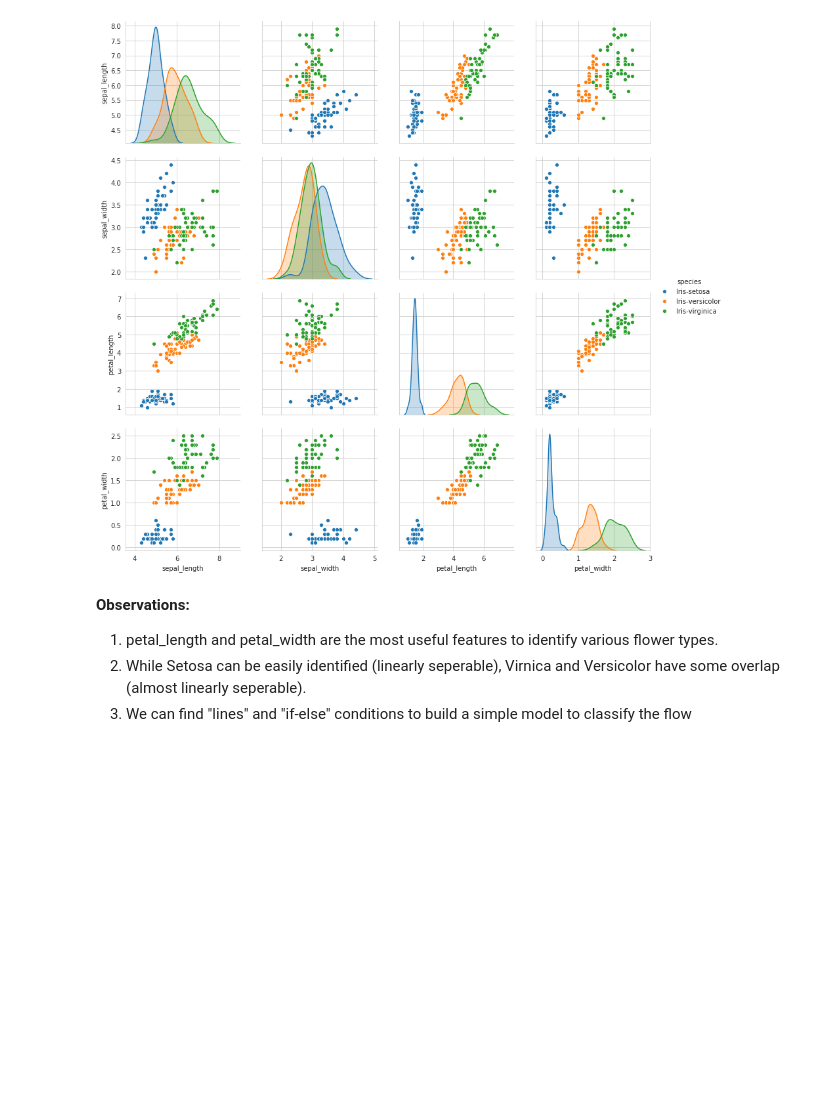
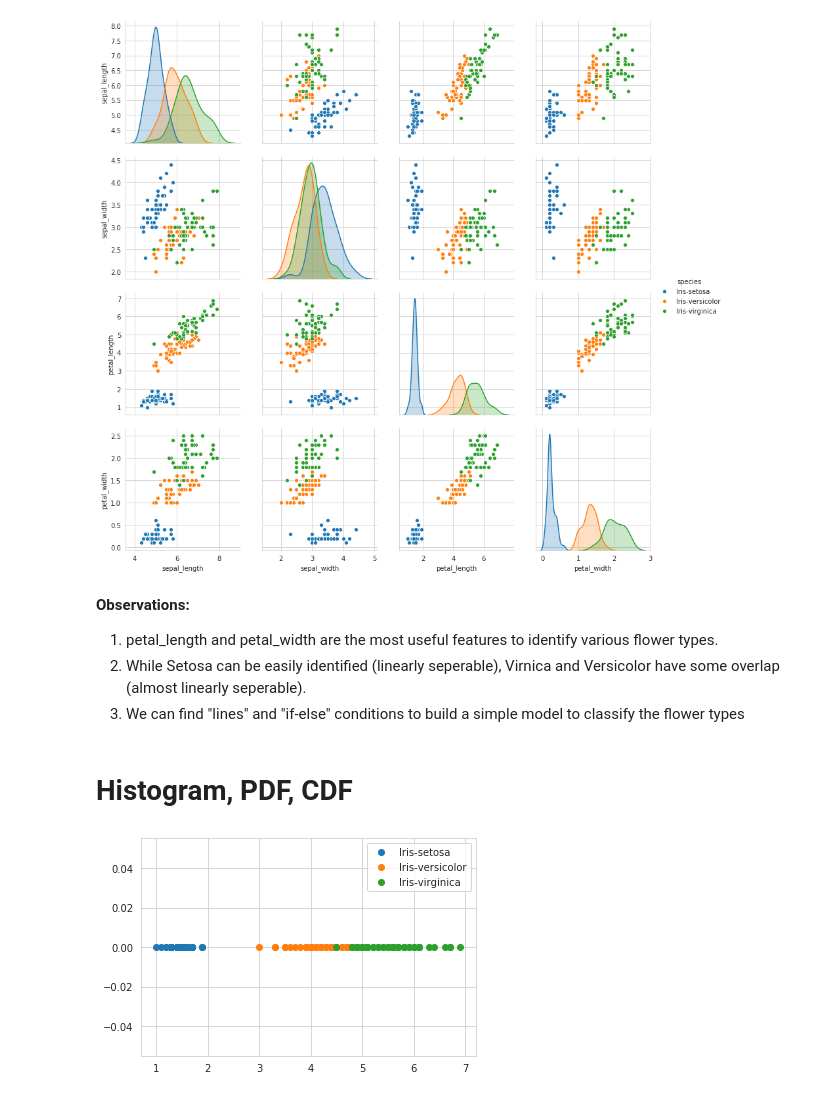
Before and after one commit to ashishsth7586/arduino, a Jupyter notebook: Module 2: Data Science Exploratory Data Analysis and Visualization/01_Plotting for EDA/Plotting for EDA.ipynb, the cells around one changed output. Saved outputs shown, nothing was run; the diff lists cells and outputs as text; code cells hidden in the pictures; blank space fills up the shorter version.

Commit message:
histogram overview

```diff
--- a/Module 2: Data Science Exploratory Data Analysis and Visualization/01_Plotting for EDA/Plotting for EDA.ipynb
+++ b/Module 2: Data Science Exploratory Data Analysis and Visualization/01_Plotting for EDA/Plotting for EDA.ipynb
@@ -109,4 +109,37 @@ plt.show()
 __Observations:__
 1. petal_length and petal_width are the most useful features to identify various flower types.
 2. While Setosa can be easily identified (linearly seperable), Virnica and Versicolor have some overlap (almost linearly seperable).
-3. We can find "lines" and "if-else" conditions to build a simple model to classify the flow
+3. We can find "lines" and "if-else" conditions to build a simple model to classify the flower types
+# %% [markdown]
+# Histogram, PDF, CDF
+# %%
+# What about 1D scatter plot using just one feature?
+# 1D scatter plot of petal-length
+
+iris_setosa = iris.loc[iris["species"] == "Iris-setosa"]
+iris_virginica = iris.loc[iris["species"] == "Iris-virginica"]
+iris_versicolor = iris.loc[iris["species"] == "Iris-versicolor"]
+# %%
+plt.plot(
+    iris_setosa["petal_length"],
+    np.zeros_like(iris_setosa['petal_length']),
+    'o',
+    label="Iris-setosa")
+plt.plot(
+    iris_versicolor["petal_length"],
+    np.zeros_like(iris_versicolor['petal_length']),
+    'o',
+    label="Iris-versicolor")
+plt.plot(
+    iris_virginica["petal_length"],
+    np.zeros_like(iris_virginica['petal_length']),
+    'o',
+    label="Iris-virginica")
+plt.legend()
+plt.show()
+
+# Disadvantages of 1D scatter plot: very hard to make sense as observations
+# are overlapping a lot.
+# Are there better ways of visualizing 1D scatter plots?
+# %% [output]
+[figure, added]
```
Also changed, not shown: parts of 1 cell of this notebook.
